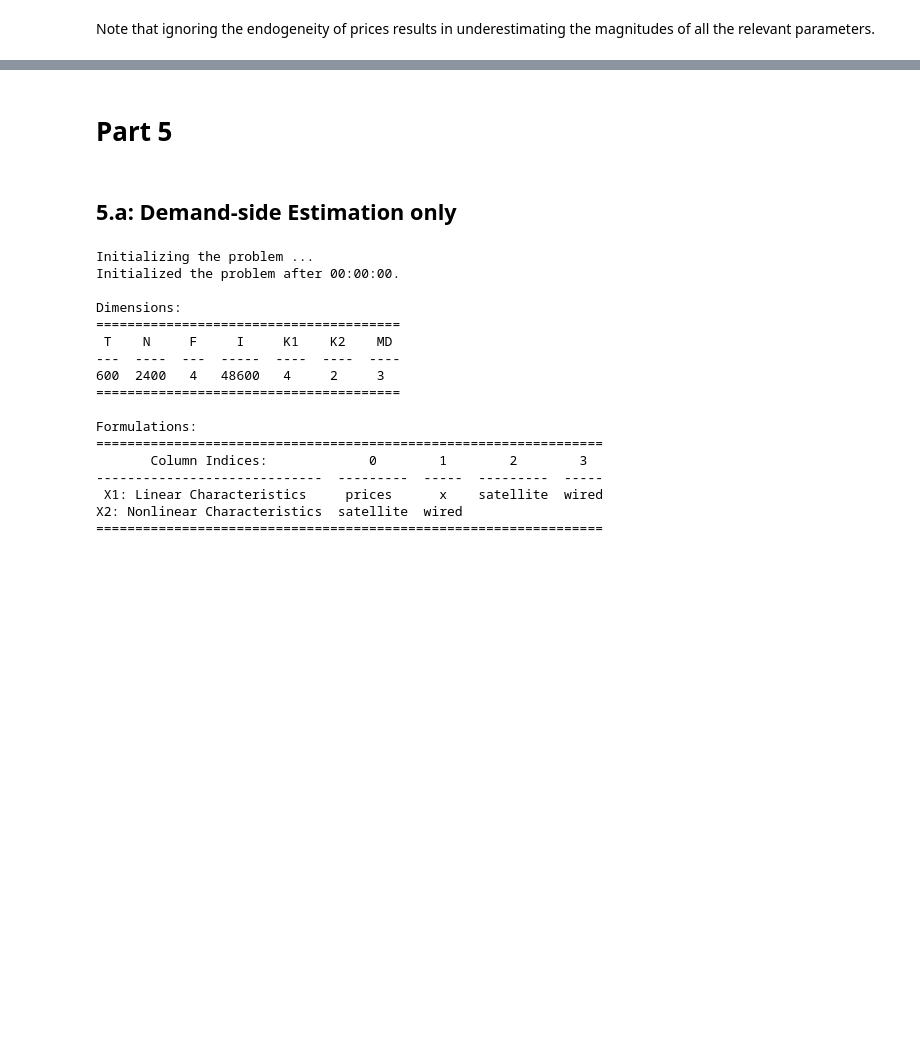
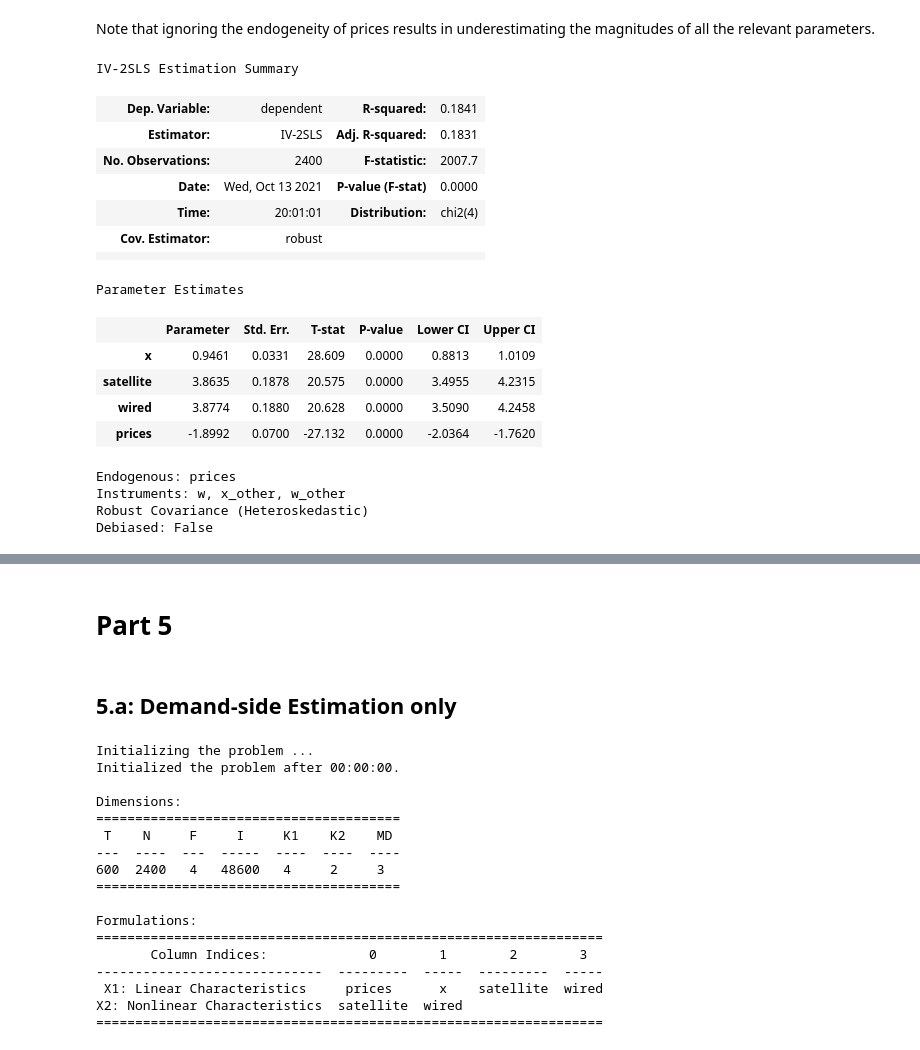
Before and after one commit to nwuyaleecon/ECON600, a Jupyter notebook: MergerHomework.ipynb, the cells around one changed output, grey strips where cells are left out. Drawn from its saved outputs; the diff is of its cells as text; code cells hidden in the pictures; blank space fills up the shorter version.

```diff
--- a/MergerHomework.ipynb
+++ b/MergerHomework.ipynb
@@ -433,3 +420,30 @@ Warnings:
 [1] Standard Errors assume that the covariance matrix of the errors is correctly specified.
 # %% [markdown]
 Note that ignoring the endogeneity of prices results in underestimating the magnitudes of all the relevant parameters.
+# %%
+#6: IV-2SLS
+X_exog = model_data[["x", "satellite", "wired"]].astype(float)
+X_endog = model_data[["prices"]].astype(float)
+Z = model_data[["w", "x_other", "w_other"]].astype(float)
+# we'll just instrument for prices with w and x of the own-product; it seems good enough here
+iv_model = IV2SLS(y, X_exog, X_endog, Z).fit()
+iv_model.summary
+# %% [output]
+IV-2SLS Estimation Summary
+| Dep. Variable: | dependent | R-squared: | 0.1841 |
+| Estimator: | IV-2SLS | Adj. R-squared: | 0.1831 |
+| No. Observations: | 2400 | F-statistic: | 2007.7 |
+| Date: | Wed, Oct 13 2021 | P-value (F-stat) | 0.0000 |
+| Time: | 20:01:01 | Distribution: | chi2(4) |
+| Cov. Estimator: | robust |  |  |
+|  |  |  |  |
+Parameter Estimates
+|  | Parameter | Std. Err. | T-stat | P-value | Lower CI | Upper CI |
+| x | 0.9461 | 0.0331 | 28.609 | 0.0000 | 0.8813 | 1.0109 |
+| satellite | 3.8635 | 0.1878 | 20.575 | 0.0000 | 3.4955 | 4.2315 |
+| wired | 3.8774 | 0.1880 | 20.628 | 0.0000 | 3.5090 | 4.2458 |
+| prices | -1.8992 | 0.0700 | -27.132 | 0.0000 | -2.0364 | -1.7620 |
+Endogenous: prices
+Instruments: w, x_other, w_other
+Robust Covariance (Heteroskedastic)
+Debiased: False
```
Also changed, not shown: parts of 29 cells of this notebook, 6 other files.
